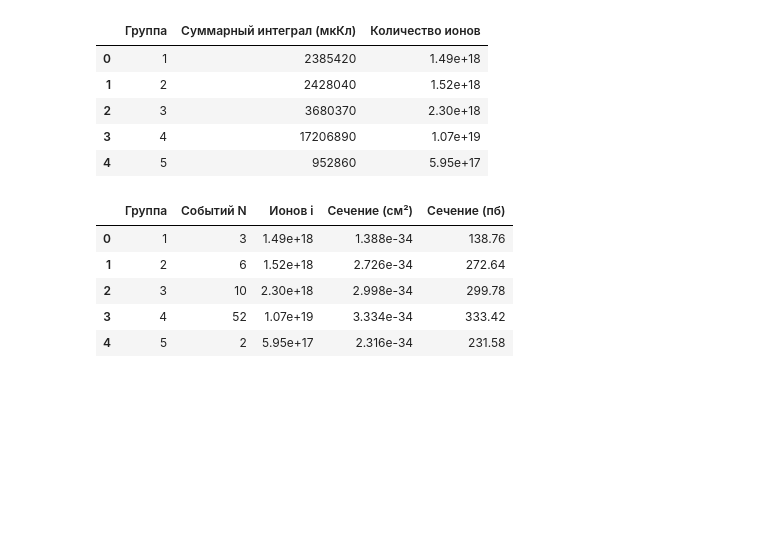
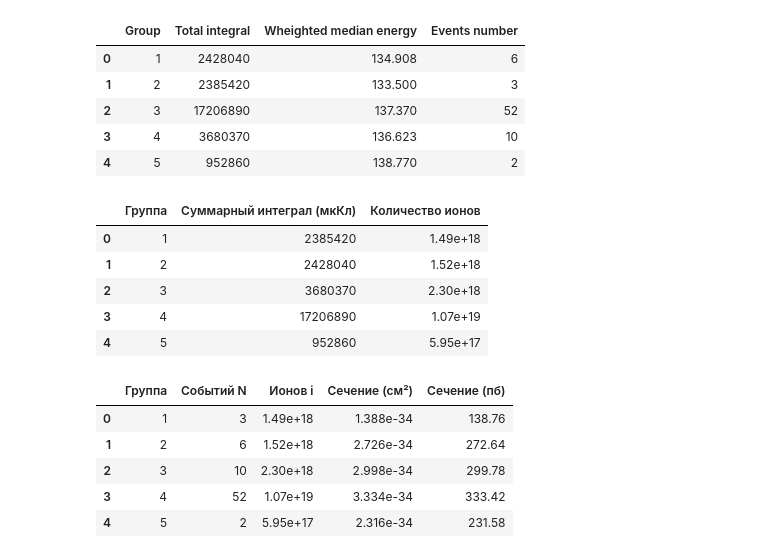
Before and after one commit to flnr-shels-dsp/decay-tools, a Jupyter notebook: demo/cross_section_demo.ipynb, the cells around one changed output. Saved outputs shown, nothing was run; the diff lists cells and outputs as text; code cells hidden in the pictures; blank space fills up the shorter version.

```diff
--- a/demo/cross_section_demo.ipynb
+++ b/demo/cross_section_demo.ipynb
@@ -146,3 +143,19 @@ summary_df = calculate_group_summary(df_clean, n_groups=5)
+# %%
+summary_df = calculate_group_summary(
+    df=df_clean,
+    energy_group_col="EnergyGroup",
+    energy_col="Median Energy",
+    integral_col="Total Integral",
+    n_events_col="Total"
+)
+summary_df
+# %% [output]
+|  | Group | Total integral | Wheighted median energy | Events number |
+| 0 | 1 | 2428040 | 134.908 | 6 |
+| 1 | 2 | 2385420 | 133.500 | 3 |
+| 2 | 3 | 17206890 | 137.370 | 52 |
+| 3 | 4 | 3680370 | 136.623 | 10 |
+| 4 | 5 | 952860 | 138.770 | 2 |
 # %%
 ion_df = sum_integral_and_ion_count(ion_charge=10, n_groups=5)
 # %% [output]
```
Also changed, not shown: parts of 10 cells of this notebook, 2 other files.
